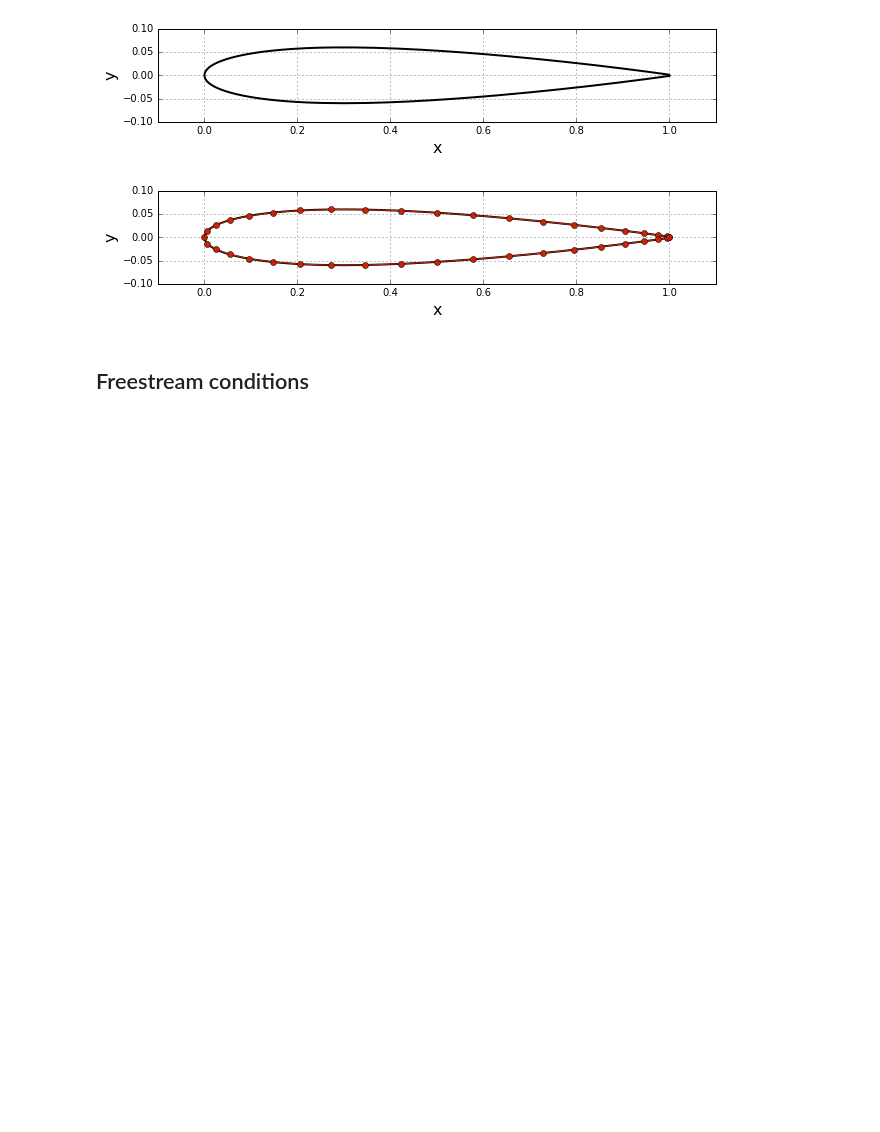
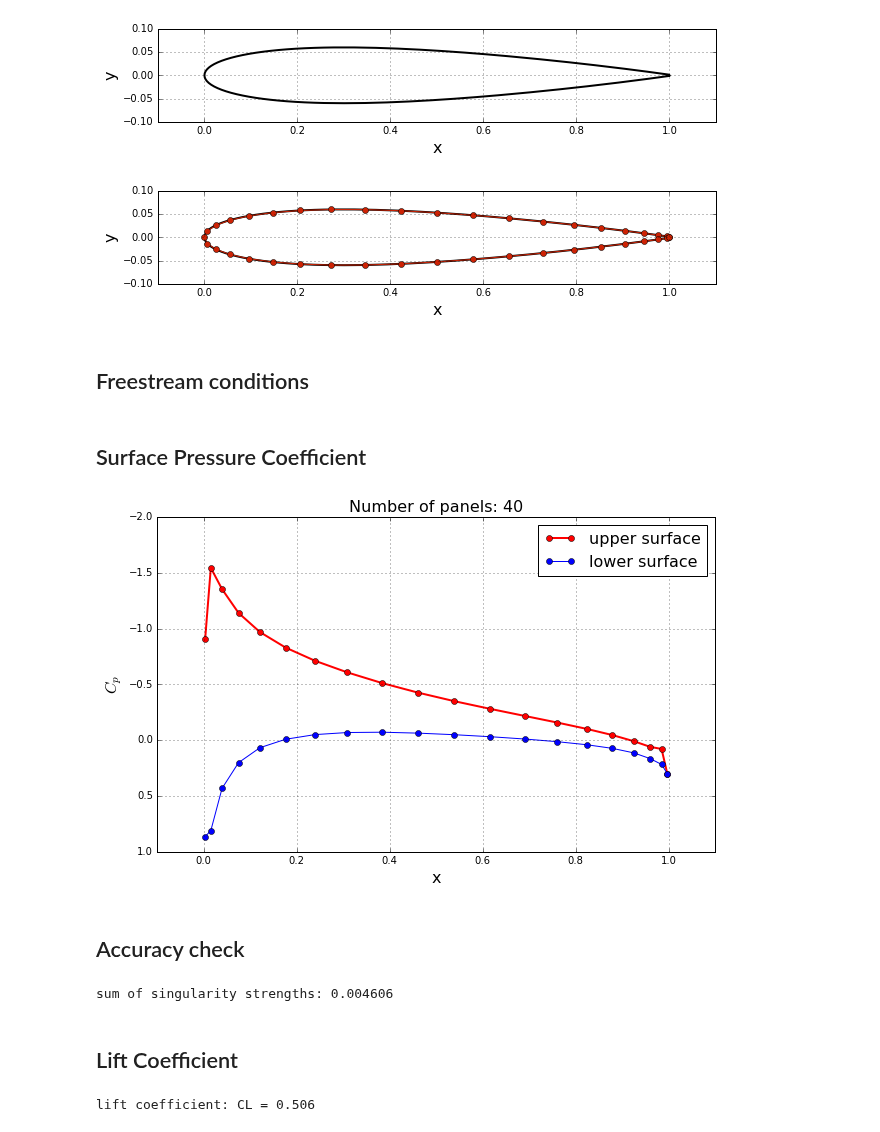
Before and after one commit to Pjgeno14/mae6226-workspace, a Jupyter notebook: Lesson-11.ipynb, the cells around one changed output. Drawn from its saved outputs; the diff is of its cells as text; code cells hidden in the pictures; blank space fills up the shorter version.

```diff
--- a/Lesson-11.ipynb
+++ b/Lesson-11.ipynb
@@ -290,24 +295,25 @@ def kutta_condition(A_source, B_vortex):
 # %%
 def build_singularity_matrix(A_source, B_vortex):
     """
-    Builds the LHS of the matrix arising from the source and vortex contributions.
+    Builds the left-hand side matrix of the system
+    arising from source and vortex contributions.
 
     Parameters
     ----------
-    A_source: 2D numpy array of floats
+    A_source: 2D Numpy array of floats
         Source contribution matrix for the normal velocity.
-    B_vortex: 2D numpy array of floats
+    B_vortex: 2D Numpy array of floats
         Vortex contribution matrix for the normal velocity.
 
     Returns
     -------
-    A: 2D numpy array of floats
+    A:  2D Numpy array of floats
         Matrix of the linear system.
     """
     A = np.empty((A_source.shape[0]+1, A_source.shape[1]+1), dtype=float)
     # source contribution matrix
     A[:-1, :-1] = A_source
-    # vortex contribution matrix
+    # vortex contribution array
     A[:-1, -1] = np.sum(B_vortex, axis=1)
     # Kutta condition array
     A[-1, :] = kutta_condition(A_source, B_vortex)
@@ -315,26 +321,28 @@ def build_singularity_matrix(A_source, B_vortex):
 # %%
 def build_freestream_rhs(panels, freestream):
     """
-    Builds the RHS of the system arising from freestream contribution.
+    Builds the right-hand side of the system
+    arising from the freestream contribution.
 
     Parameters
     ----------
     panels: 1D array of Panel objects
-        list of panels.
+        List of panels.
     freestream: Freestream object
         Freestream conditions.
 
     Returns
     -------
-    b: 1D numpy array of floats
-        Freestream contribution on each panel and on the Kutta condition
+    b: 1D Numpy array of floats
+        Freestream contribution on each panel and on the Kutta condition.
     """
-    b = np.empty(panels.size+1, dtype=float)
+    b = np.empty(panels.size+1,dtype=float)
     # freestream contribution on each panel
     for i, panel in enumerate(panels):
         b[i] = -freestream.u_inf * np.cos(freestream.alpha - panel.beta)
     # freestream contribution on the Kutta condition
-    b[-1] = -freestream.u_inf * (np.sin(freestream.alpha - panels[0].beta) + np.sin(freestream.alpha - panels[-1].beta))
+    b[-1] = -freestream.u_inf*( np.sin(freestream.alpha-panels[0].beta)
+                               +np.sin(freestream.alpha-panels[-1].beta) )
     return b
 # %%
 A = build_singularity_matrix(A_source, B_vortex)
@@ -349,3 +357,5 @@ for i, panel in enumerate(panels):
 
 # store circulation density
 gamma = strengths[-1]
+# %% [markdown]
+## Surface Pressure Coefficient
@@ -351,0 +419,37 @@ gamma = strengths[-1]
+# %%
+# plot surface pressure coefficient
+plt.figure(figsize=(10,6))
+plt.grid()
+plt.xlabel('x', fontsize=16)
+plt.ylabel('$C_p$', fontsize=16)
+plt.plot([panel.xc for panel in panels if panel.loc=='upper'],
+         [panel.cp for panel in panels if panel.loc=='upper'],
+         label='upper surface', color='r', linewidth=2, linestyle='-', marker='o', markersize=6)
+plt.plot([panel.xc for panel in panels if panel.loc=='lower'],
+         [panel.cp for panel in panels if panel.loc=='lower'],
+         label='lower surface', color='blue', linewidth=1, linestyle='-', marker='o', markersize=6)
+plt.legend(loc='best', prop={'size':16})
+plt.xlim(-0.1, 1.1)
+plt.ylim(1.0, -2.0)
+plt.title('Number of panels: {}'.format(panels.size), fontsize=16);
+# %% [output]
+[figure, added]
+# %% [markdown]
+## Accuracy check
+# %%
+# calculate the accuracy
+accuracy = sum([panel.sigma*panel.length for panel in panels])
+print('sum of singularity strengths: {:0.6f}'.format(accuracy))
+# %% [output]
+sum of singularity strengths: 0.004606
+# %% [markdown]
+## Lift Coefficient
+# %%
+# compute the chord and lift coefficient
+c = abs(max(panel.xa for panel in panels)
+        - min(panel.xa for panel in panels))
+cl = (gamma*sum(panel.length for panel in panels)
+      / (0.5*freestream.u_inf*c))
+print('lift coefficient: CL = {:0.3f}'.format(cl))
+# %% [output]
+lift coefficient: CL = 0.506
```
Also changed, not shown: parts of 6 cells of this notebook.
